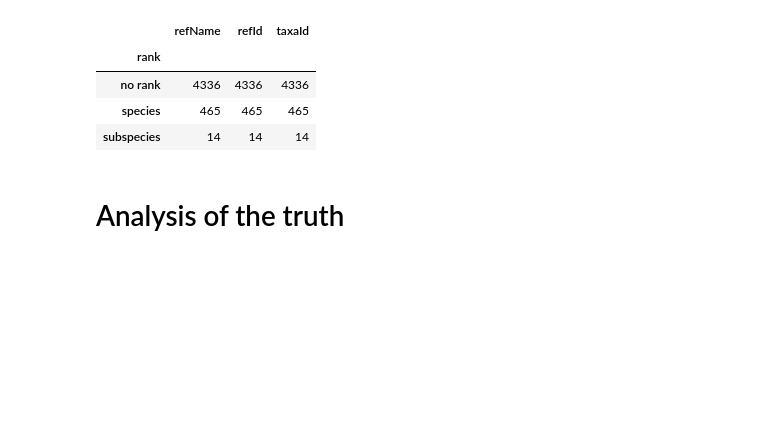
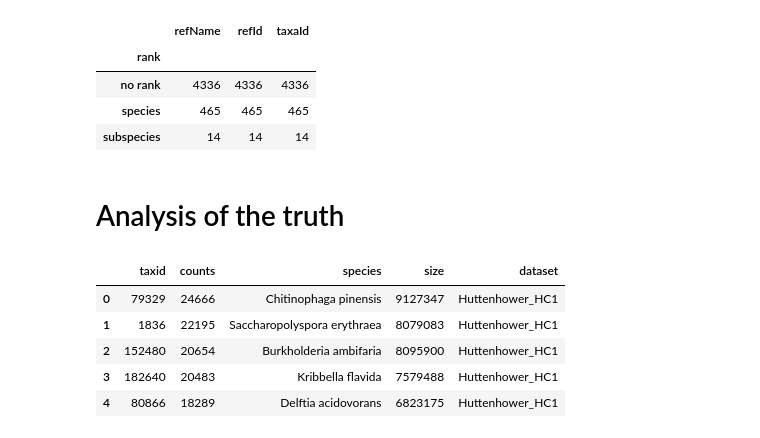
Before and after one commit to fataltes/quickNBs, a Jupyter notebook: pufferfish-krakmap.ipynb, the cells around one changed output. Drawn from its saved outputs; the diff is of its cells as text; code cells hidden in the pictures; blank space fills up the shorter version.

```diff
--- a/pufferfish-krakmap.ipynb
+++ b/pufferfish-krakmap.ipynb
@@ -185,0 +200,9 @@ truth = '/mnt/scratch2/avi/meta-map/kraken/meta/truth.txt'
+# %%
+truth.head()
+# %% [output]
+|  | taxid | counts | species | size | dataset |
+| 0 | 79329 | 24666 | Chitinophaga pinensis | 9127347 | Huttenhower_HC1 |
+| 1 | 1836 | 22195 | Saccharopolyspora erythraea | 8079083 | Huttenhower_HC1 |
+| 2 | 152480 | 20654 | Burkholderia ambifaria | 8095900 | Huttenhower_HC1 |
+| 3 | 182640 | 20483 | Kribbella flavida | 7579488 | Huttenhower_HC1 |
+| 4 | 80866 | 18289 | Delftia acidovorans | 6823175 | Huttenhower_HC1 |
```
Also changed, not shown: parts of 12 cells of this notebook, 1 other file.
